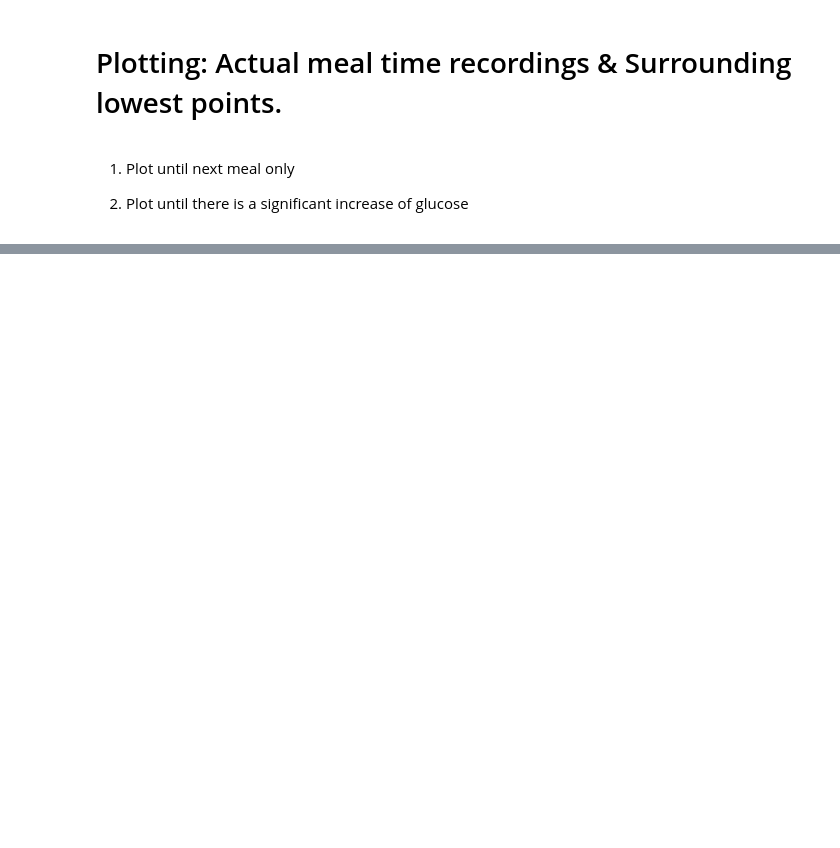
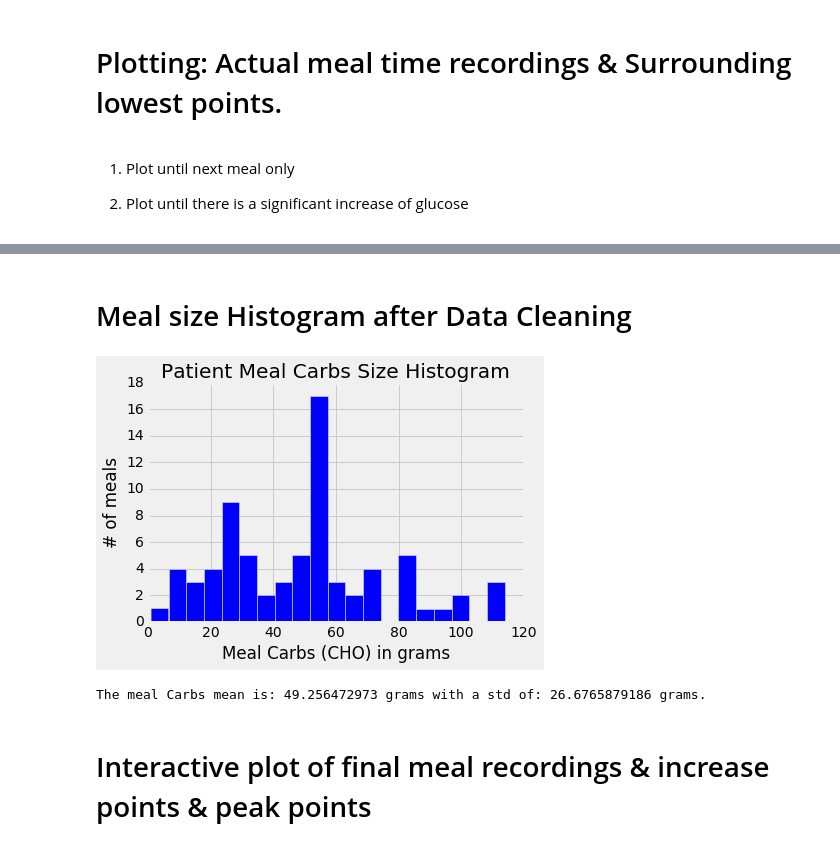
Before and after one commit to SalChem/Diabetic-Project, a Jupyter notebook: Complete Data Cleaning.ipynb, the cells around one changed output, grey strips where cells are left out. Saved outputs shown, nothing was run; the diff lists cells and outputs as text; code cells hidden in the pictures; blank space fills up the shorter version.

Commit message:
Data cleaning is complete

```diff
--- a/Complete Data Cleaning.ipynb
+++ b/Complete Data Cleaning.ipynb
@@ -689,0 +684,36 @@ There are 83 remaining readings.
+# %%
+remove_index = peak_points_df['Date'].size #setting this to some value it will never be so we can overwrite it later
+remove_pts = []
+for i in range(peak_points_df['Date'].size):
+    if ((i < peak_points_df['Date'].size -1) and (peak_points_df['Date'][i] == peak_points_df['Date'][i+1]) and (i != remove_index)):
+        print "There are two succesive meal readings at dates:", peak_points_df['Date'][i], "and", peak_points_df['Date'][i+1]
+        total_mealCHO = df_P1_meals_w_deletion['CHO (g)'][i] + df_P1_meals_w_deletion['CHO (g)'][i+1]
+        total_mealfat = df_P1_meals_w_deletion['Fat (g)'][i] + df_P1_meals_w_deletion['Fat (g)'][i+1]
+        total_mealProtein = df_P1_meals_w_deletion['Protein (g)'][i] + df_P1_meals_w_deletion['Protein (g)'][i+1]
+
+        #Need to replace main dataframe containing the meal times, replace the row with the new meal sizes
+        df_P1_meals_w_deletion.set_value(i, 'CHO (g)', total_mealCHO)
+        df_P1_meals_w_deletion.set_value(i, 'Fat (g)', total_mealfat)
+        df_P1_meals_w_deletion.set_value(i, 'Protein (g)', total_mealProtein)
+
+        remove_index = i+1
+        remove_pts.append(remove_index)
+#remove the next rows with the same peak points from all the dataframes
+df_P1_meals_w_deletion.drop(df_P1_meals_w_deletion.index[remove_pts], axis=0,inplace=True)
+df_P1_meals_w_deletion = df_P1_meals_w_deletion.sort(['Date'])
+df_P1_meals_w_deletion = df_P1_meals_w_deletion.reset_index(drop=True)
+
+surrounding_lowest_points_df.drop(surrounding_lowest_points_df.index[remove_pts], axis=0,inplace=True)
+surrounding_lowest_points_df = surrounding_lowest_points_df.sort(['Date'])
+surrounding_lowest_points_df = surrounding_lowest_points_df.reset_index(drop=True)
+
+peak_points_df.drop(peak_points_df.index[remove_pts], axis=0,inplace=True)
+peak_points_df = peak_points_df.sort(['Date'])
+peak_points_df = peak_points_df.reset_index(drop=True)
+
+for i in range(len(remove_pts)):
+    index = remove_pts[i]
+    del offset_meal2increase[index]
+    del peak_elapsed_time[index]
+
+print "There are ", df_P1_meals_w_deletion['Date'].size, "meals remaining."
@@ -781,0 +867,15 @@ plotting(df_all_plots_v2, df_P1_meals_w_deletion)
+# %% [markdown]
+# Meal size Histogram after Data Cleaning
+# %%
+n, bins, patches = plt.hist(df_P1_meals_w_deletion['CHO (g)'], 20, facecolor='blue', alpha=1)
+plt.title('Patient Meal Carbs Size Histogram')
+plt.xlabel('Meal Carbs (CHO) in grams')
+plt.ylabel('# of meals')
+plt.show()
+
+print "The meal Carbs mean is:", np.mean(df_P1_meals_w_deletion['CHO (g)']), "grams with a std of:", np.std(df_P1_meals_w_deletion['CHO (g)']), "grams."
+# %% [output]
+[figure, added]
+The meal Carbs mean is: 49.256472973 grams with a std of: 26.6765879186 grams.
+# %% [markdown]
+# Interactive plot of final meal recordings & increase points & peak points
```
Also changed, not shown: parts of 11 cells of this notebook.
